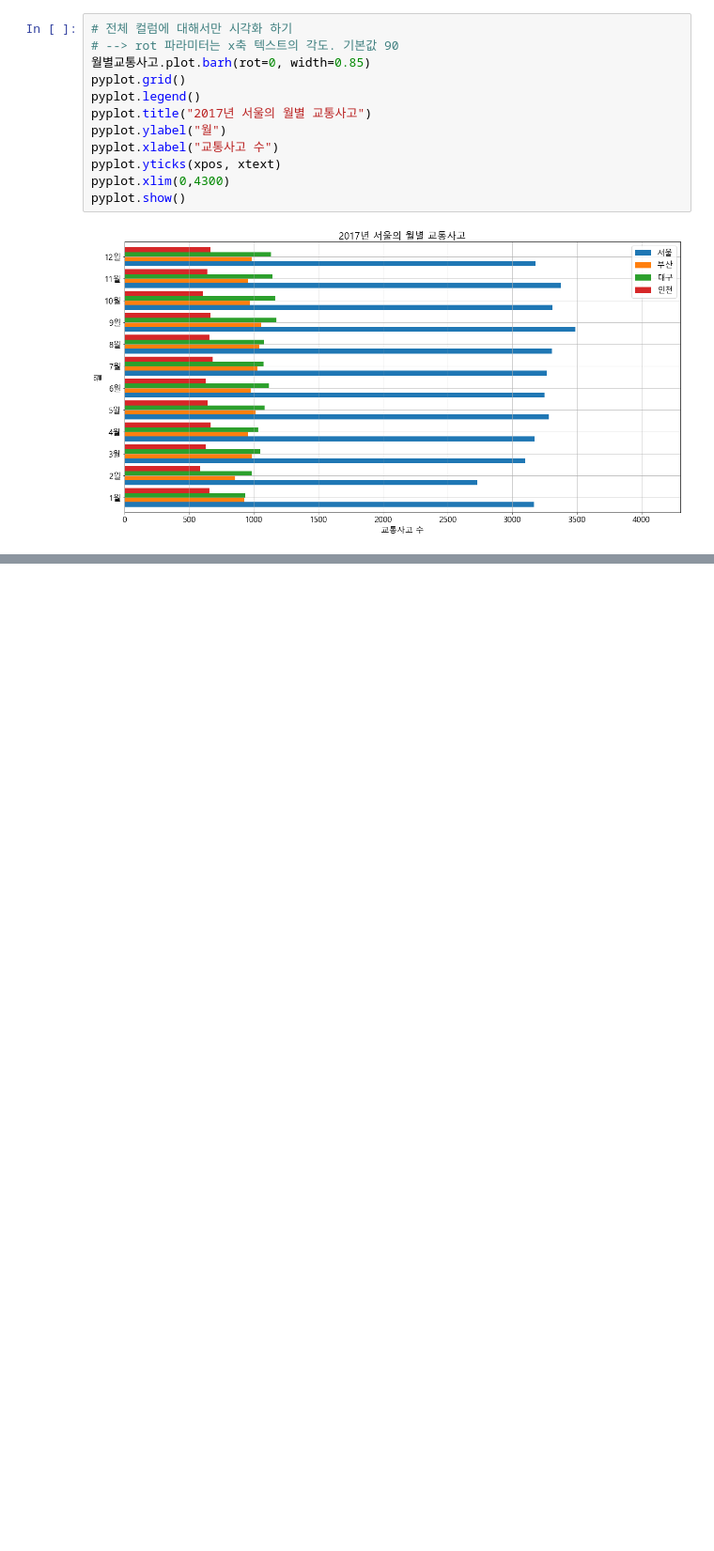
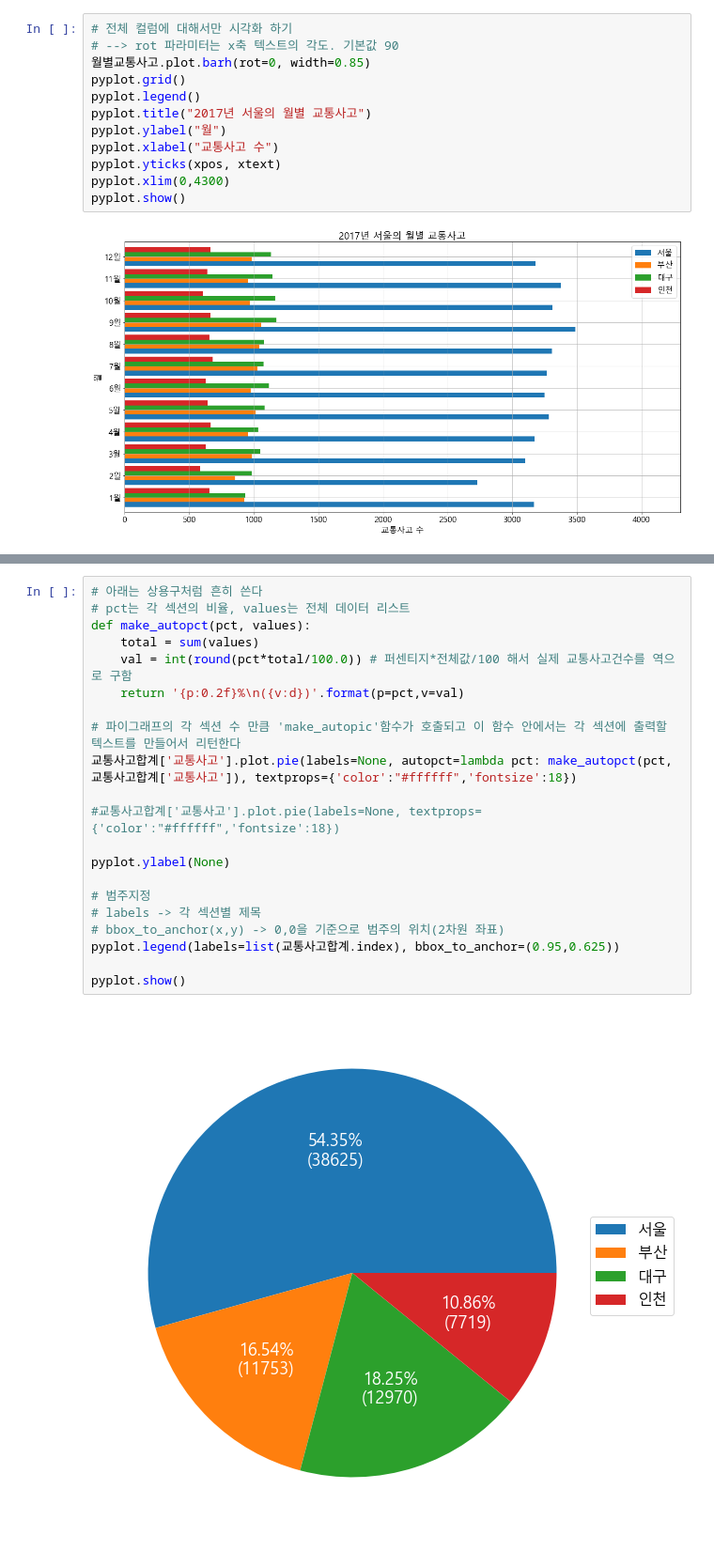
Before and after one commit to nice0001-angelo/DataAnalysis, a Jupyter notebook: 13-Pandas시각화.ipynb, the cells around one changed output, grey strips where cells are left out. Shown at 94% size. Drawn from its saved outputs; the diff is of its cells as text; blank space fills up the shorter version.

```diff
--- a/13-Pandas시각화.ipynb
+++ b/13-Pandas시각화.ipynb
@@ -234,0 +295,23 @@ pyplot.show()
+# %%
+# 아래는 상용구처럼 흔히 쓴다
+# pct는 각 섹션의 비율, values는 전체 데이터 리스트
+def make_autopct(pct, values):
+    total = sum(values)
+    val = int(round(pct*total/100.0)) # 퍼센티지*전체값/100 해서 실제 교통사고건수를 역으로 구함
+    return '{p:0.2f}%\n({v:d})'.format(p=pct,v=val)
+
+# 파이그래프의 각 섹션 수 만큼 'make_autopic'함수가 호출되고 이 함수 안에서는 각 섹션에 출력할 텍스트를 만들어서 리턴한다
+교통사고합계['교통사고'].plot.pie(labels=None, autopct=lambda pct: make_autopct(pct, 교통사고합계['교통사고']), textprops={'color':"#ffffff",'fontsize':18})
+
+#교통사고합계['교통사고'].plot.pie(labels=None, textprops={'color':"#ffffff",'fontsize':18})
+
+pyplot.ylabel(None)
+
+# 범주지정
+# labels -> 각 섹션별 제목
+# bbox_to_anchor(x,y) -> 0,0을 기준으로 범주의 위치(2차원 좌표)
+pyplot.legend(labels=list(교통사고합계.index), bbox_to_anchor=(0.95,0.625))
+
+pyplot.show()
+# %% [output]
+[figure, added]
```
Also changed, not shown: parts of 9 cells of this notebook.
